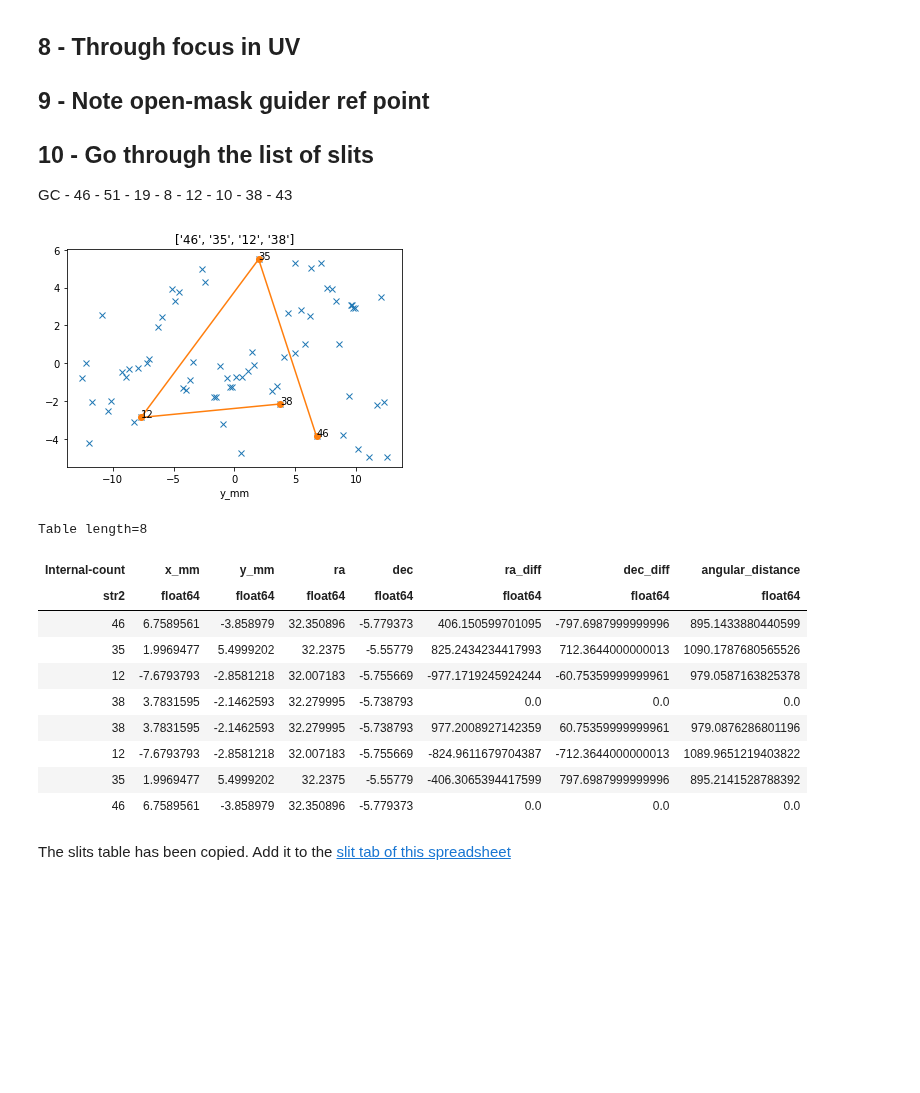
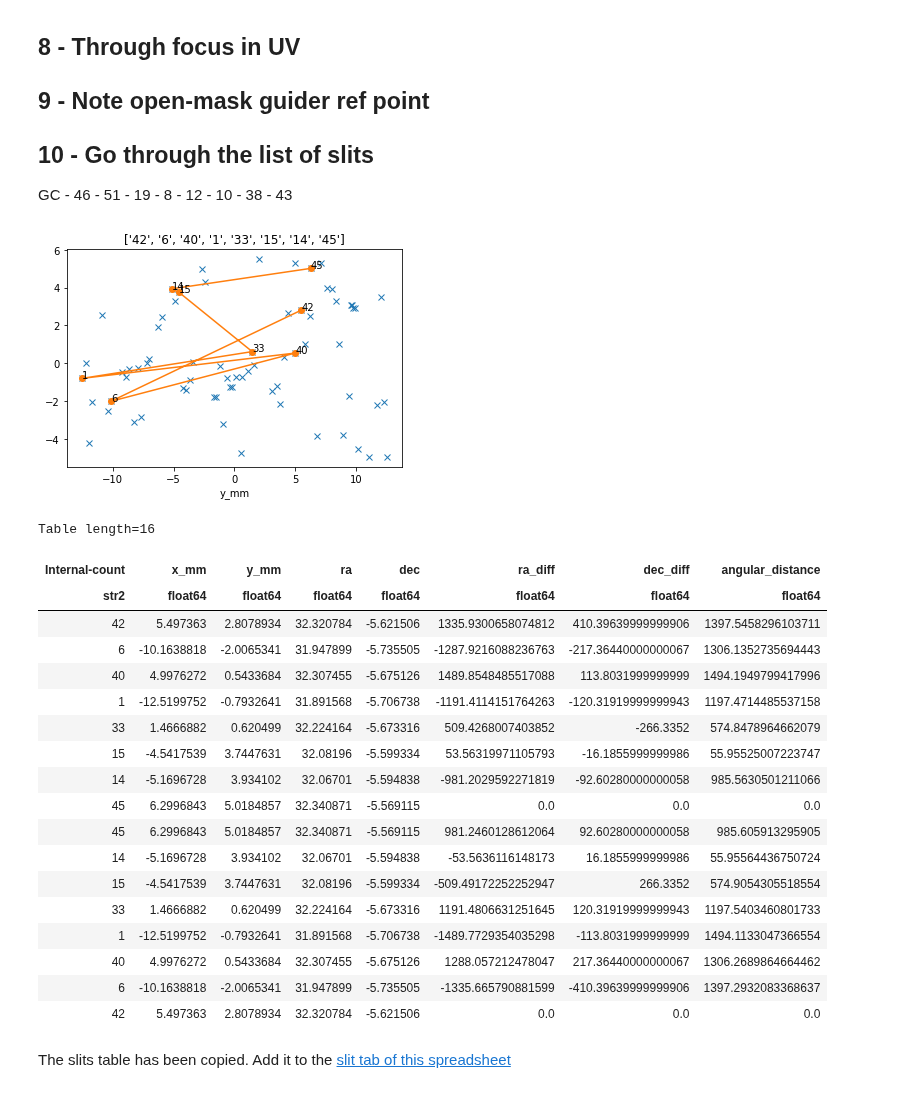
Before and after one commit to vpicouet/FireBallPipe, a Jupyter notebook: Notebook/XY_2022_F1_2_220710.ipynb, the cells around one changed output. Saved outputs shown, nothing was run; the diff lists cells and outputs as text; code cells hidden in the pictures; blank space fills up the shorter version.

```diff
--- a/Notebook/XY_2022_F1_2_220710.ipynb
+++ b/Notebook/XY_2022_F1_2_220710.ipynb
@@ -36,7 +36,7 @@ Field = "F1"
 previous_xy_mapping = 'Calibration/Mappings/2022/XY/%s_XY_prep.pkl'%(Field)
 # mask_det_map_file = "Calibration/Mappings/2022/mapping-mask-det-w-2022-5-%s_center.pkl"%(Field)
 mask_det_map_file = "Calibration/Mappings/2022/mapping_new_center/mapping-mask-det-w-2022-5-%s_-60.pkl"%(Field)
-target_filename = 'Calibration/Targets/2022/targets_%s.txt'%(Field)
+target_filename = 'Calibration/Targets/2022/targets_%s.csv'%(Field)
 # mapping_diffuse_image = "/Users/Vincent/Nextcloud/LAM/FIREBALL/TestsFTS2018-Flight/E2E-AIT-Flight/all_diffuse_illumination/FocusEvolution/%s/%s_2022_6_-82.fits"%(Field,Field)
 # new_diffuse_image = "/Users/Vincent/Nextcloud/LAM/FIREBALL/TestsFTS2018-Flight/E2E-AIT-Flight/all_diffuse_illumination/FocusEvolution/%s/%s_2022_6_-106.fits"%(Field,Field)
 # encoder gains 2018:
@@ -159,58 +159,65 @@ GC - 46 - 51 - 19 - 8 - 12 - 10 - 38 - 43
 # %%
 slits = ['46', '51', '14', '8', '12', '16', '38', '44']  #2018
 slits = ['46', '51', '19', '8', '12', '10', '38', '43']  # 2022 because 44 and 14 are not visible in 213.9. need to bee thought
 # slits = ['46', "51", '35', '12','38']  # 2022 because 44 and 14 are not visible in 213.9. need to bee thought
-slits = ['46',  '35', '12','38']  # 2022 because 44 and 14 are not visible in 213.9. need to bee thought
+slits = ['42',  '6', '40','1',"33","15","14","45"]  # 2022 because 44 and 14 are not visible in 213.9. need to bee thought
 # mask = F1.to_pandas()['Internal-count'].isin(slits)
 F1p = F1.to_pandas()
 from functools import reduce
 import warnings
 warnings.simplefilter(action='ignore', category=FutureWarning)
 
 # selected_slits = F1[mask.values]['Internal-count',"x_mm","y_mm","ra","dec"]
 selected_slits = Table.from_pandas((reduce(pd.DataFrame.append, map(lambda i: F1p[F1p['Internal-count'] == i],slits))))
 
+ra,dec = "ra", "dec"
+x,y = "x_mm","y_mm"
 plt.figure()
-plt.plot(F1["x_mm"],F1["y_mm"],"x")
-plt.plot(selected_slits["x_mm"],selected_slits["y_mm"],"-o")
+plt.plot(F1[x],F1[y],"x")
+plt.plot(selected_slits[x],selected_slits[y],"-o")
 for s in selected_slits:
-    plt.text(s["x_mm"],s["y_mm"],s["Internal-count"])
-plt.xlabel("x_mm")
-plt.xlabel("y_mm")
+    plt.text(s[x],s[y],s["Internal-count"])
+plt.xlabel(x)
+plt.xlabel(y)
 plt.title(slits)
 plt.show()
 
-selected_slits = selected_slits['Internal-count',"x_mm","y_mm","ra","dec"]
+selected_slits = selected_slits['Internal-count',x,y,ra,dec]
 slit_path = vstack((selected_slits,selected_slits[::-1]) )
-slit_path["ra_diff"] = list((slit_path["ra"][:-1] - slit_path["ra"][1:])*np.cos(slit_path["dec"][:-1]*np.pi/180)) + [0]
-slit_path["dec_diff"] = list((slit_path["dec"][:-1] - slit_path["dec"][1:])) + [0]
-# slit_path["ra_diff"] = [0] +list((slit_path["ra"][:-1] - slit_path["ra"][1:])*np.cos(slit_path["dec"][1:]*np.pi/180))
-# slit_path["dec_diff"] = [0] + list((slit_path["dec"][:-1] - slit_path["dec"][1:]))
+# slit_path["ra_diff"] = [0] + list((slit_path[ra][1:] - slit_path[ra][:-1])*np.cos(slit_path[dec][:-1]*np.pi/180))
+# slit_path["dec_diff"] = [0] + list((slit_path[dec][1:] - slit_path[dec][:-1]))
+slit_path["ra_diff"] = list((slit_path[ra][:-1] - slit_path[ra][1:])*np.cos(slit_path[dec][:-1]*np.pi/180)) + [0]
+slit_path["dec_diff"] = list((slit_path[dec][:-1] - slit_path[dec][1:])) + [0]
 
 slit_path["ra_diff"] *= 3600
 slit_path["dec_diff"] *= 3600
 slit_path["angular_distance"] = np.sqrt(slit_path["ra_diff"]** 2 + slit_path["dec_diff"]** 2)
 try:
     slit_path.to_pandas().to_clipboard()
 except Exception:
     pass
 slit_path
-
-
-# selected_slits
 # %% [output]
-[figure, old version]
+[figure, new version]
-Table length=8
+Table length=16
 | Internal-count | x_mm | y_mm | ra | dec | ra_diff | dec_diff | angular_distance |
 | str2 | float64 | float64 | float64 | float64 | float64 | float64 | float64 |
-| 46 | 6.7589561 | -3.858979 | 32.350896 | -5.779373 | 406.150599701095 | -797.6987999999996 | 895.1433880440599 |
-| 35 | 1.9969477 | 5.4999202 | 32.2375 | -5.55779 | 825.2434234417993 | 712.3644000000013 | 1090.1787680565526 |
-| 12 | -7.6793793 | -2.8581218 | 32.007183 | -5.755669 | -977.1719245924244 | -60.75359999999961 | 979.0587163825378 |
-| 38 | 3.7831595 | -2.1462593 | 32.279995 | -5.738793 | 0.0 | 0.0 | 0.0 |
-| 38 | 3.7831595 | -2.1462593 | 32.279995 | -5.738793 | 977.2008927142359 | 60.75359999999961 | 979.0876286801196 |
-| 12 | -7.6793793 | -2.8581218 | 32.007183 | -5.755669 | -824.9611679704387 | -712.3644000000013 | 1089.9651219403822 |
-| 35 | 1.9969477 | 5.4999202 | 32.2375 | -5.55779 | -406.3065394417599 | 797.6987999999996 | 895.2141528788392 |
-| 46 | 6.7589561 | -3.858979 | 32.350896 | -5.779373 | 0.0 | 0.0 | 0.0 |
+| 42 | 5.497363 | 2.8078934 | 32.320784 | -5.621506 | 1335.9300658074812 | 410.39639999999906 | 1397.5458296103711 |
+| 6 | -10.1638818 | -2.0065341 | 31.947899 | -5.735505 | -1287.9216088236763 | -217.36440000000067 | 1306.1352735694443 |
+| 40 | 4.9976272 | 0.5433684 | 32.307455 | -5.675126 | 1489.8548485517088 | 113.8031999999999 | 1494.1949799417996 |
+| 1 | -12.5199752 | -0.7932641 | 31.891568 | -5.706738 | -1191.4114151764263 | -120.31919999999943 | 1197.4714485537158 |
+| 33 | 1.4666882 | 0.620499 | 32.224164 | -5.673316 | 509.4268007403852 | -266.3352 | 574.8478964662079 |
+| 15 | -4.5417539 | 3.7447631 | 32.08196 | -5.599334 | 53.56319971105793 | -16.1855999999986 | 55.95525007223747 |
+| 14 | -5.1696728 | 3.934102 | 32.06701 | -5.594838 | -981.2029592271819 | -92.60280000000058 | 985.5630501211066 |
+| 45 | 6.2996843 | 5.0184857 | 32.340871 | -5.569115 | 0.0 | 0.0 | 0.0 |
+| 45 | 6.2996843 | 5.0184857 | 32.340871 | -5.569115 | 981.2460128612064 | 92.60280000000058 | 985.605913295905 |
+| 14 | -5.1696728 | 3.934102 | 32.06701 | -5.594838 | -53.5636116148173 | 16.1855999999986 | 55.95564436750724 |
+| 15 | -4.5417539 | 3.7447631 | 32.08196 | -5.599334 | -509.49172252252947 | 266.3352 | 574.9054305518554 |
+| 33 | 1.4666882 | 0.620499 | 32.224164 | -5.673316 | 1191.4806631251645 | 120.31919999999943 | 1197.5403460801733 |
+| 1 | -12.5199752 | -0.7932641 | 31.891568 | -5.706738 | -1489.7729354035298 | -113.8031999999999 | 1494.1133047366554 |
+| 40 | 4.9976272 | 0.5433684 | 32.307455 | -5.675126 | 1288.057212478047 | 217.36440000000067 | 1306.2689864664462 |
+| 6 | -10.1638818 | -2.0065341 | 31.947899 | -5.735505 | -1335.665790881599 | -410.39639999999906 | 1397.2932083368637 |
+| 42 | 5.497363 | 2.8078934 | 32.320784 | -5.621506 | 0.0 | 0.0 | 0.0 |
 # %% [markdown]
 The slits table has been copied. Add it to the [slit tab of this spreadsheet](https://docs.google.com/spreadsheets/d/19jO0fZ0FL0zZKt8IgJ_DMlZrbCD0VXpYVeulKzXtHzY/edit#gid=0)
 # %%
```
Also changed, not shown: parts of 6 cells of this notebook, 26 other files.
